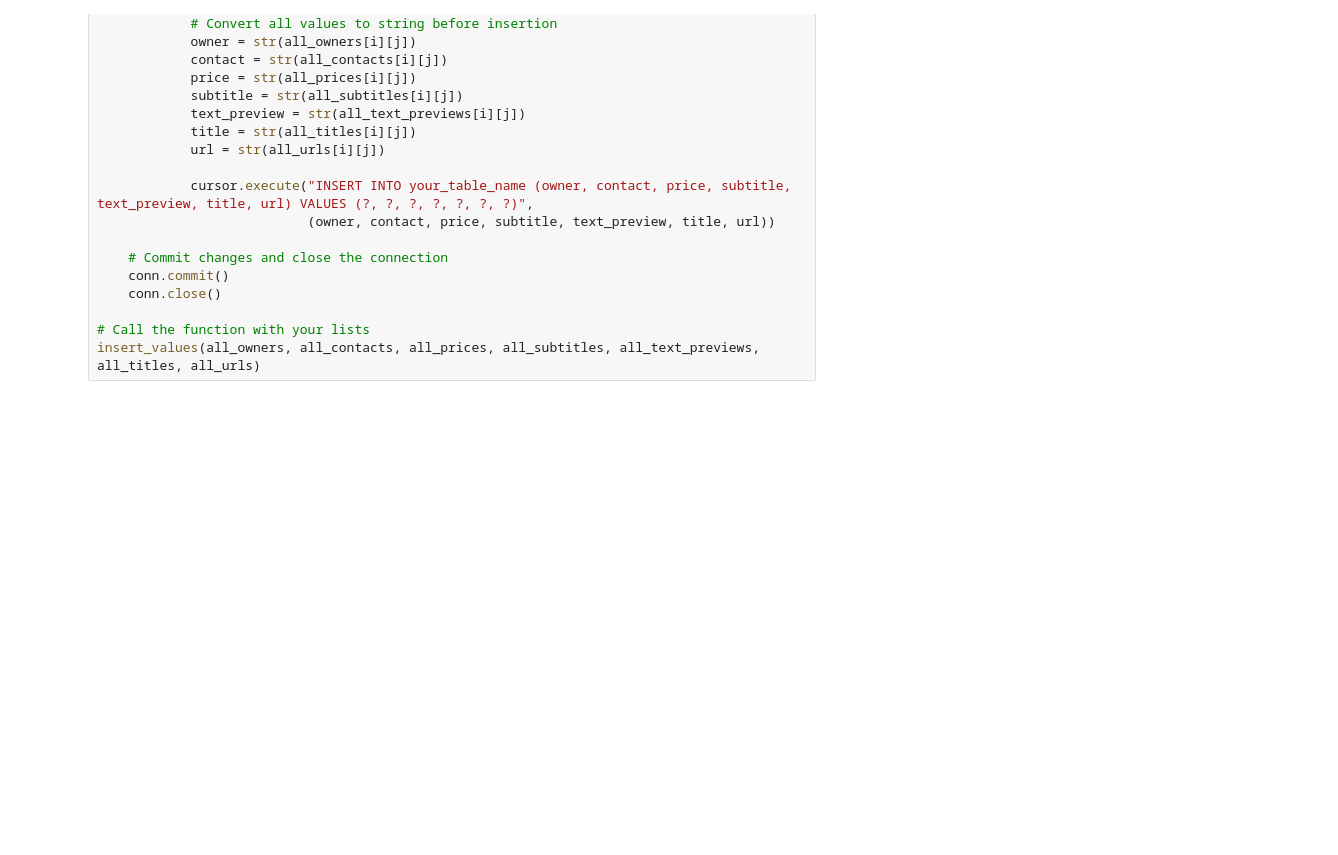
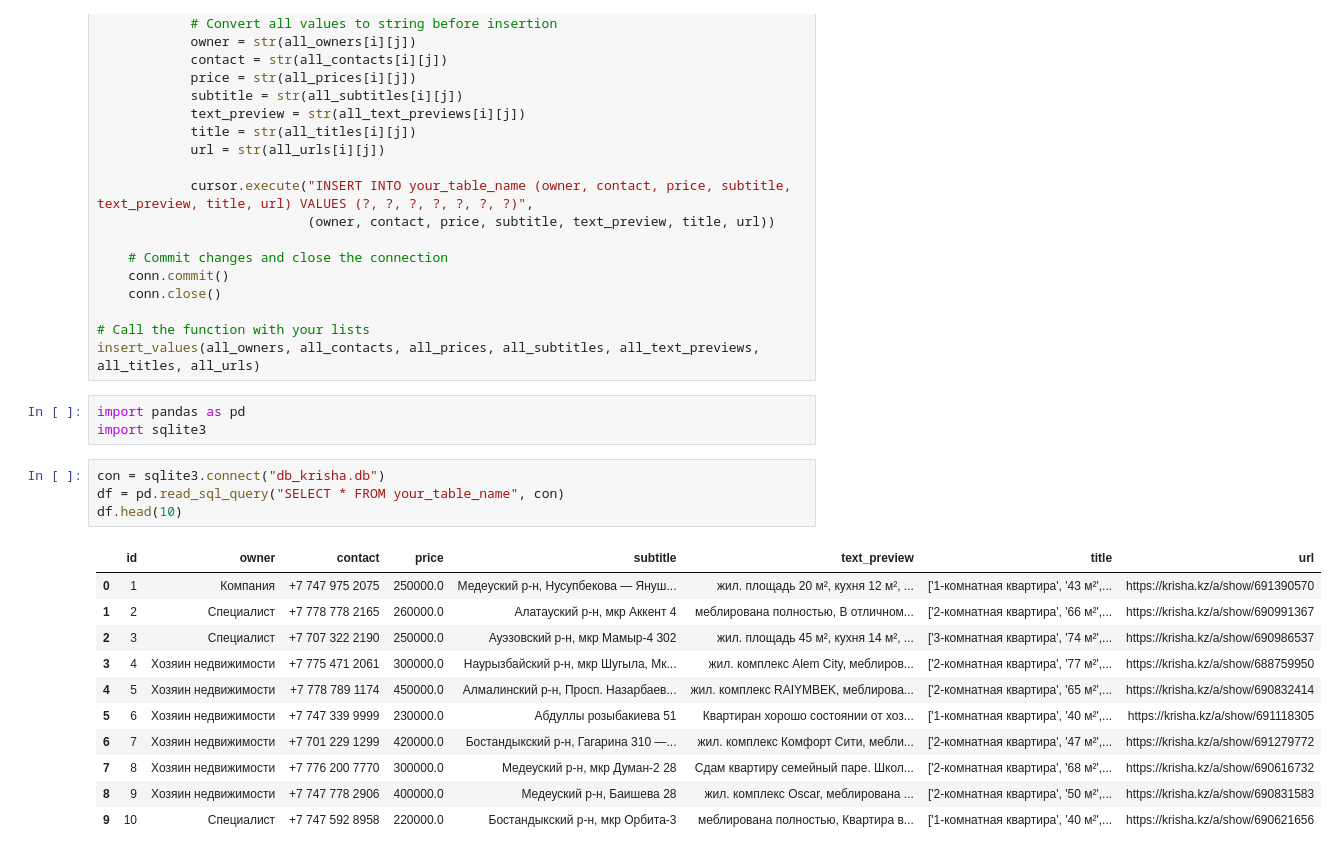
Before and after one commit to NortherNomad/krizha_parser, a Jupyter notebook: scrap.ipynb, the cells around one changed output. Saved outputs shown, nothing was run; the diff lists cells and outputs as text; blank space fills up the shorter version.

```diff
--- a/scrap.ipynb
+++ b/scrap.ipynb
@@ -572,3 +572,22 @@ def insert_values(all_owners, all_contacts, all_prices, all_subtitles, all_text_
 
 # Call the function with your lists
 insert_values(all_owners, all_contacts, all_prices, all_subtitles, all_text_previews, all_titles, all_urls)
+# %%
+import pandas as pd
+import sqlite3
+# %%
+con = sqlite3.connect("db_krisha.db")
+df = pd.read_sql_query("SELECT * FROM your_table_name", con)
+df.head(10)
+# %% [output]
+|  | id | owner | contact | price | subtitle | text_preview | title | url |
+| 0 | 1 | Компания | +7 747 975 2075 | 250000.0 | Медеуский р-н, Нусупбекова — Януш... | жил. площадь 20 м², кухня 12 м², ... | ['1-комнатная квартира', '43 м²',... | https://krisha.kz/a/show/691390570 |
+| 1 | 2 | Специалист | +7 778 778 2165 | 260000.0 | Алатауский р-н, мкр Аккент 4 | меблирована полностью, В отличном... | ['2-комнатная квартира', '66 м²',... | https://krisha.kz/a/show/690991367 |
+| 2 | 3 | Специалист | +7 707 322 2190 | 250000.0 | Ауэзовский р-н, мкр Мамыр-4 302 | жил. площадь 45 м², кухня 14 м², ... | ['3-комнатная квартира', '74 м²',... | https://krisha.kz/a/show/690986537 |
+| 3 | 4 | Хозяин недвижимости | +7 775 471 2061 | 300000.0 | Наурызбайский р-н, мкр Шугыла, Мк... | жил. комплекс Alem City, меблиров... | ['2-комнатная квартира', '77 м²',... | https://krisha.kz/a/show/688759950 |
+| 4 | 5 | Хозяин недвижимости | +7 778 789 1174 | 450000.0 | Алмалинский р-н, Просп. Назарбаев... | жил. комплекс RAIYMBEK, меблирова... | ['2-комнатная квартира', '65 м²',... | https://krisha.kz/a/show/690832414 |
+| 5 | 6 | Хозяин недвижимости | +7 747 339 9999 | 230000.0 | Абдуллы розыбакиева 51 | Квартиран хорошо состоянии от хоз... | ['1-комнатная квартира', '40 м²',... | https://krisha.kz/a/show/691118305 |
+| 6 | 7 | Хозяин недвижимости | +7 701 229 1299 | 420000.0 | Бостандыкский р-н, Гагарина 310 —... | жил. комплекс Комфорт Сити, мебли... | ['2-комнатная квартира', '47 м²',... | https://krisha.kz/a/show/691279772 |
+| 7 | 8 | Хозяин недвижимости | +7 776 200 7770 | 300000.0 | Медеуский р-н, мкр Думан-2 28 | Сдам квартиру семейный паре. Школ... | ['2-комнатная квартира', '68 м²',... | https://krisha.kz/a/show/690616732 |
+| 8 | 9 | Хозяин недвижимости | +7 747 778 2906 | 400000.0 | Медеуский р-н, Баишева 28 | жил. комплекс Oscar, меблирована ... | ['2-комнатная квартира', '50 м²',... | https://krisha.kz/a/show/690831583 |
+| 9 | 10 | Специалист | +7 747 592 8958 | 220000.0 | Бостандыкский р-н, мкр Орбита-3 | меблирована полностью, Квартира в... | ['1-комнатная квартира', '40 м²',... | https://krisha.kz/a/show/690621656 |
```
Also changed, not shown: parts of 11 cells of this notebook.
